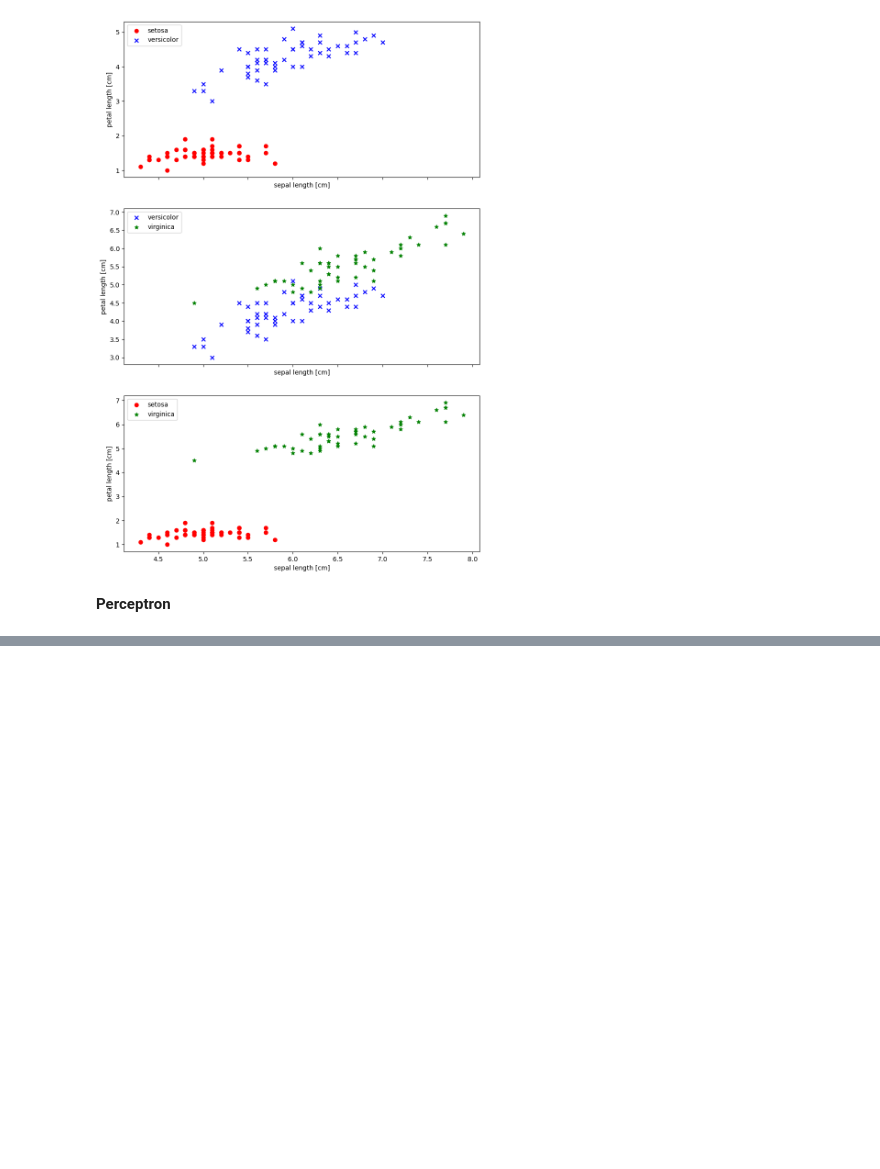
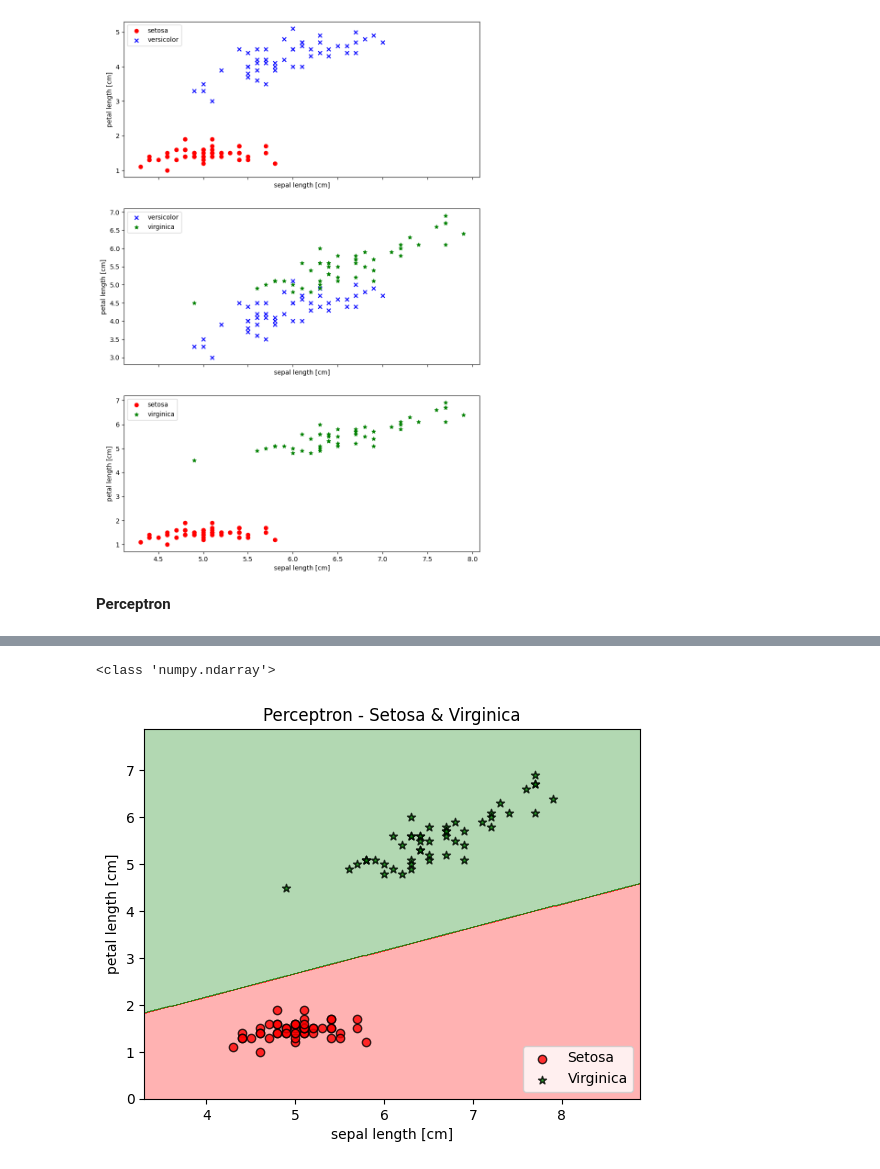
Before and after one commit to ander9991/CS-GY-6923-Machine-Learning, a Jupyter notebook: Steven_Granaturov_Assignment02.ipynb, the cells around one changed output, grey strips where cells are left out. Drawn from its saved outputs; the diff is of its cells as text; code cells hidden in the pictures; blank space fills up the shorter version.

```diff
--- a/Steven_Granaturov_Assignment02.ipynb
+++ b/Steven_Granaturov_Assignment02.ipynb
@@ -288,0 +257,57 @@ plt.show()
+# %%
+# Selecting X & y values from setosa & virginica (sepal length vs petal length)
+y1 = Iris.iloc[0:50, 4].values
+y2 = Iris.iloc[100:150, 4].values
+x1 = x = Iris.iloc[0:50, [0, 2]].values
+x2 = x = Iris.iloc[100:150, [0, 2]].values
+print(type(x1))
+y_percep2 = np.concatenate([y1,y2])
+X_percep2 = np.concatenate([x1,x2])
+
+# Creating Perceptron model
+perceptron_model = Perceptron(eta0=0.1, max_iter=10)
+perceptron_model.fit(X_percep2, y_percep2)
+
+from matplotlib.colors import ListedColormap
+
+
+def plot_decision_regions(X, y, classifier, resolution=0.02):
+
+    # setup marker generator and color map
+    markers = ('o', '*')
+    colors = ('red', 'green')
+    cmap = ListedColormap(colors[:len(np.unique(y))])
+
+    # plot the decision surface
+    x1_min, x1_max = X[:, 0].min() - 1, X[:, 0].max() + 1
+    x2_min, x2_max = X[:, 1].min() - 1, X[:, 1].max() + 1
+    xx1, xx2 = np.meshgrid(np.arange(x1_min, x1_max, resolution),
+                           np.arange(x2_min, x2_max, resolution))
+    Z = classifier.predict(np.array([xx1.ravel(), xx2.ravel()]).T)
+    Z = Z.reshape(xx1.shape)
+    plt.contourf(xx1, xx2, Z, alpha=0.3, cmap=cmap)
+    plt.xlim(xx1.min(), xx1.max())
+    plt.ylim(xx2.min(), xx2.max())
+
+    # plot class examples
+    for idx, cl in enumerate(np.unique(y)):
+        plt.scatter(x=X[y == cl, 0],
+                    y=X[y == cl, 1],
+                    alpha=0.8,
+                    c=colors[idx],
+                    marker=markers[idx],
+                    label=cl,
+                    edgecolor='black')
+plot_decision_regions(X_percep2, y_percep2, classifier=perceptron_model)
+plt.title('Perceptron - Setosa & Virginica')
+plt.xlabel('sepal length [cm]')
+plt.ylabel('petal length [cm]')
+
+L = plt.legend(loc = 'lower right')
+L.get_texts()[0].set_text("Setosa")
+L.get_texts()[1].set_text("Virginica")
+
+plt.show()
+# %% [output]
+<class 'numpy.ndarray'>
+[figure, added]
```
Also changed, not shown: parts of 12 cells of this notebook.
